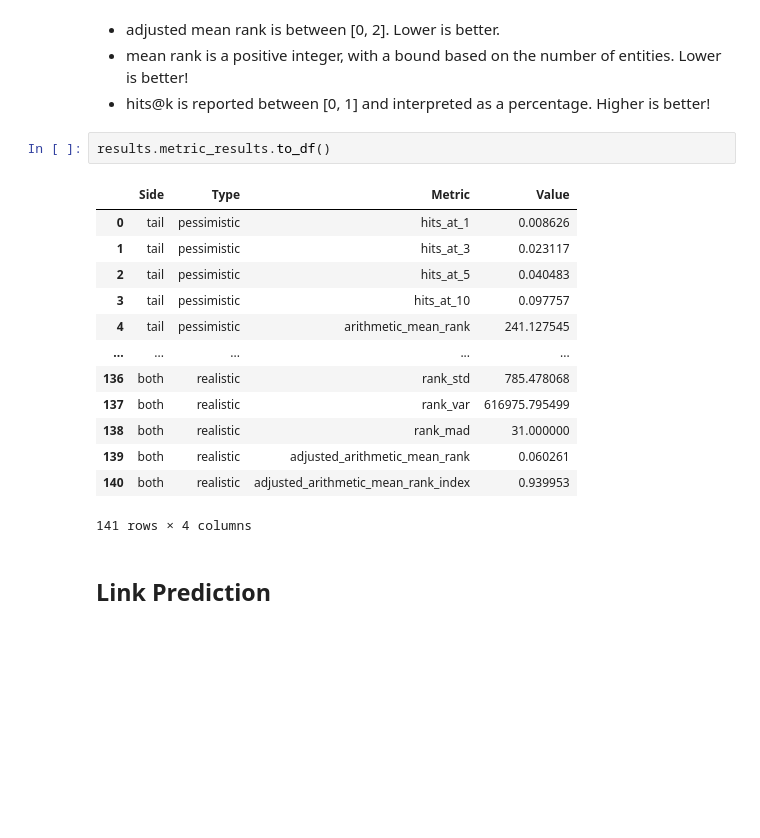
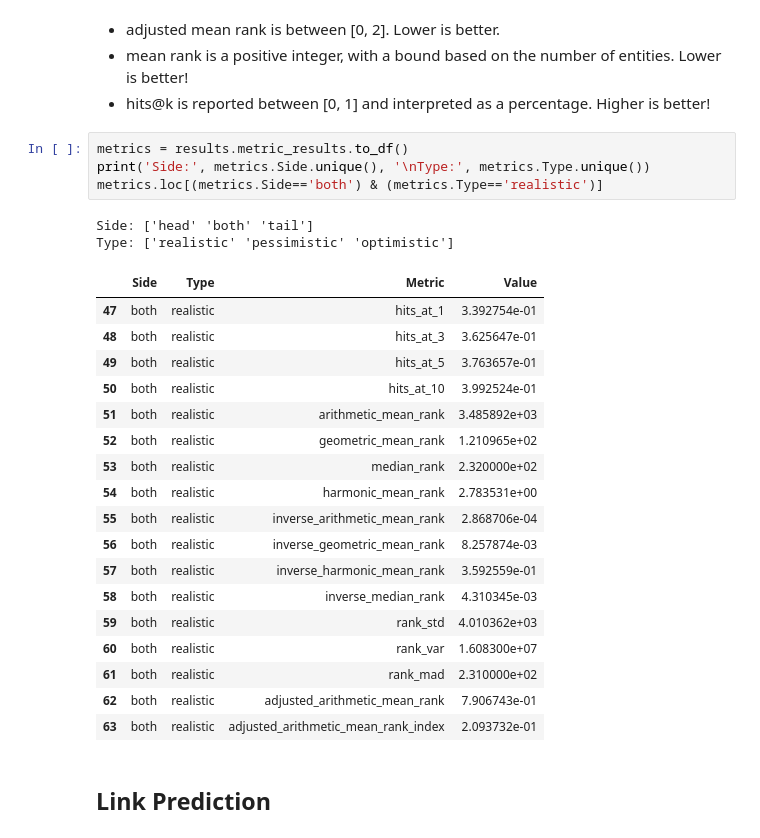
Before and after one commit to SDM-TIB/Demo_Link_Prediction, a Jupyter notebook: Demo_Link_Prediction.ipynb, the cells around one changed output. Cells and saved outputs as stored; diff of their text form; blank space fills up the shorter version.

```diff
--- a/Demo_Link_Prediction.ipynb
+++ b/Demo_Link_Prediction.ipynb
@@ -178,22 +179,31 @@ results.plot_losses()
 - adjusted mean rank is between [0, 2]. Lower is better.
 - mean rank is a positive integer, with a bound based on the number of entities. Lower is better!
 - hits@k is reported between [0, 1] and interpreted as a percentage. Higher is better!
-# %%
-results.metric_results.to_df()
-# %% [output]
-|  | Side | Type | Metric | Value |
-| 0 | tail | pessimistic | hits_at_1 | 0.008626 |
-| 1 | tail | pessimistic | hits_at_3 | 0.023117 |
-| 2 | tail | pessimistic | hits_at_5 | 0.040483 |
-| 3 | tail | pessimistic | hits_at_10 | 0.097757 |
-| 4 | tail | pessimistic | arithmetic_mean_rank | 241.127545 |
-| ... | ... | ... | ... | ... |
-| 136 | both | realistic | rank_std | 785.478068 |
-| 137 | both | realistic | rank_var | 616975.795499 |
-| 138 | both | realistic | rank_mad | 31.000000 |
-| 139 | both | realistic | adjusted_arithmetic_mean_rank | 0.060261 |
-| 140 | both | realistic | adjusted_arithmetic_mean_rank_index | 0.939953 |
-141 rows × 4 columns
+# %%
+metrics = results.metric_results.to_df()
+print('Side:', metrics.Side.unique(), '\nType:', metrics.Type.unique())
+metrics.loc[(metrics.Side=='both') & (metrics.Type=='realistic')]
+# %% [output]
+Side: ['head' 'both' 'tail']
+Type: ['realistic' 'pessimistic' 'optimistic']
+|  | Side | Type | Metric | Value |
+| 47 | both | realistic | hits_at_1 | 3.392754e-01 |
+| 48 | both | realistic | hits_at_3 | 3.625647e-01 |
+| 49 | both | realistic | hits_at_5 | 3.763657e-01 |
+| 50 | both | realistic | hits_at_10 | 3.992524e-01 |
+| 51 | both | realistic | arithmetic_mean_rank | 3.485892e+03 |
+| 52 | both | realistic | geometric_mean_rank | 1.210965e+02 |
+| 53 | both | realistic | median_rank | 2.320000e+02 |
+| 54 | both | realistic | harmonic_mean_rank | 2.783531e+00 |
+| 55 | both | realistic | inverse_arithmetic_mean_rank | 2.868706e-04 |
+| 56 | both | realistic | inverse_geometric_mean_rank | 8.257874e-03 |
+| 57 | both | realistic | inverse_harmonic_mean_rank | 3.592559e-01 |
+| 58 | both | realistic | inverse_median_rank | 4.310345e-03 |
+| 59 | both | realistic | rank_std | 4.010362e+03 |
+| 60 | both | realistic | rank_var | 1.608300e+07 |
+| 61 | both | realistic | rank_mad | 2.310000e+02 |
+| 62 | both | realistic | adjusted_arithmetic_mean_rank | 7.906743e-01 |
+| 63 | both | realistic | adjusted_arithmetic_mean_rank_index | 2.093732e-01 |
 # %% [markdown]
 ## Link Prediction
 # %% [markdown]
```
Also changed, not shown: parts of 15 cells of this notebook, 8 other files.
